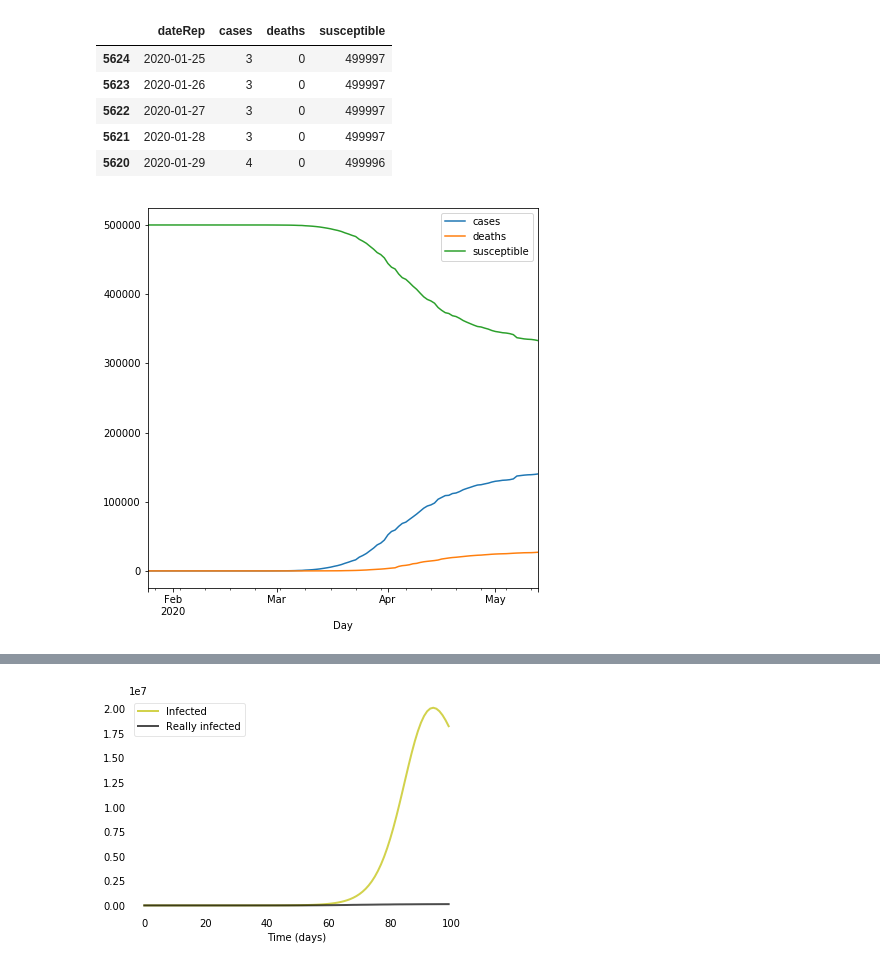
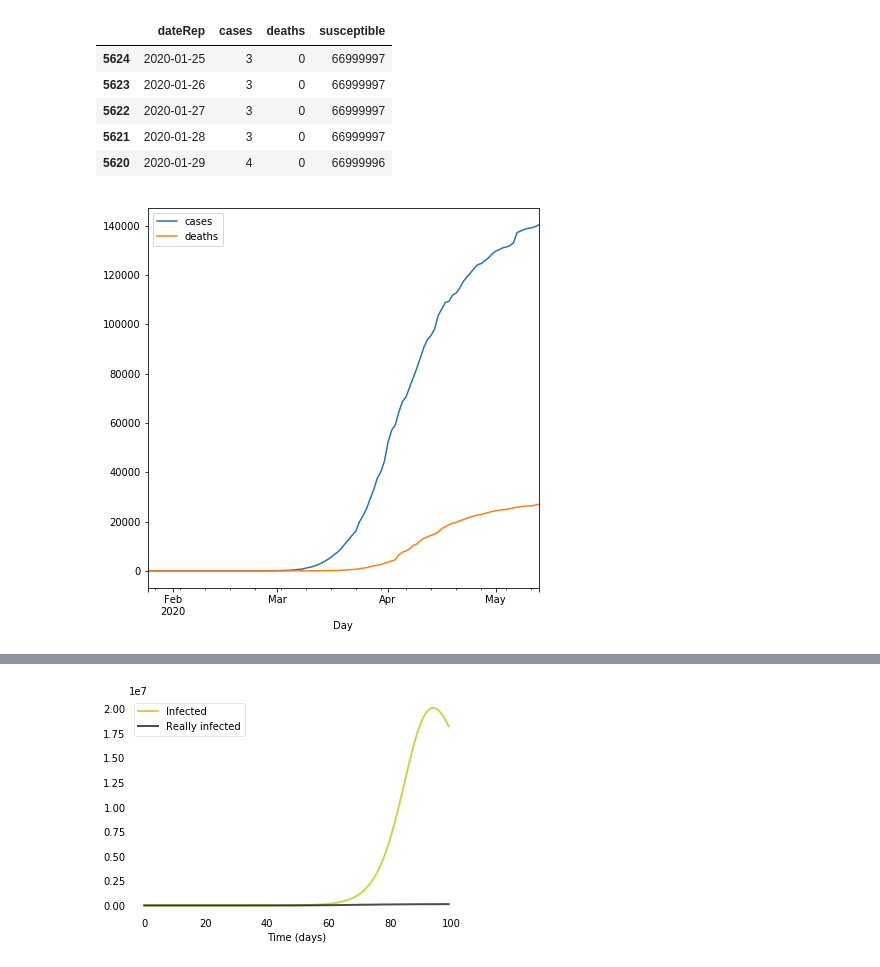
Before and after one commit to klchai/ML_COVID-19, a Jupyter notebook: model/sir.ipynb, the cells around one changed output, grey strips where cells are left out. Drawn from its saved outputs; the diff is of its cells as text; code cells hidden in the pictures.

```diff
--- a/model/sir.ipynb
+++ b/model/sir.ipynb
@@ -5,6 +5,9 @@ from scipy.integrate import odeint
 from scipy.optimize import curve_fit
 import matplotlib.pyplot as plt
 # %%
+# N = 500_000
+N = 67_000_000 # La population
+
 df = pd.read_csv('data/covid-19_world.csv',sep=',')
 df = df[ df["countriesAndTerritories"]=="France" ]
 df.sort_values("dateRep")
@@ -13,28 +16,28 @@ for col_to_drop in ["day","month","year","countriesAndTerritories","geoId",
 
     df=df.drop(col_to_drop,1)
 
-df['dateRep'] = pd.to_datetime(df['dateRep'],format="%d/%m/%Y")
+df["dateRep"] = pd.to_datetime(df["dateRep"],format="%d/%m/%Y")
 df = df.sort_values("dateRep")
-df = df[ df["dateRep"] > "2020-01-24"]
+df = df[df["dateRep"] > "2020-01-24"]
 df["cases"] = df["cases"].cumsum()
 df["deaths"] = df["deaths"].cumsum()
-df["susceptible"] = df.apply(lambda row : 500000 -(row["deaths"]+row["cases"]),axis=1)
+df["susceptible"] = df.apply(lambda row : N -(row["deaths"]+row["cases"]),axis=1)
 df.head(5)
 # %% [output]
 |  | dateRep | cases | deaths | susceptible |
-| 5624 | 2020-01-25 | 3 | 0 | 499997 |
-| 5623 | 2020-01-26 | 3 | 0 | 499997 |
-| 5622 | 2020-01-27 | 3 | 0 | 499997 |
-| 5621 | 2020-01-28 | 3 | 0 | 499997 |
-| 5620 | 2020-01-29 | 4 | 0 | 499996 |
+| 5624 | 2020-01-25 | 3 | 0 | 66999997 |
+| 5623 | 2020-01-26 | 3 | 0 | 66999997 |
+| 5622 | 2020-01-27 | 3 | 0 | 66999997 |
+| 5621 | 2020-01-28 | 3 | 0 | 66999997 |
+| 5620 | 2020-01-29 | 4 | 0 | 66999996 |
 # %%
 ax=df.plot(x="dateRep",y="cases",figsize=(7,7))
 ax=df.plot(x="dateRep",y="deaths",ax=ax)
-ax=df.plot(x="dateRep",y="susceptible",ax=ax)
+# ax=df.plot(x="dateRep",y="susceptible",ax=ax)
 plt.xlabel('Day')
 plt.show()
 # %% [output]
-[figure, old version]
+[figure, new version]
 # %%
 def deriv(y, t, N, beta, gamma):
     S, I, R = y
```
Also changed, not shown: parts of 3 cells of this notebook.
